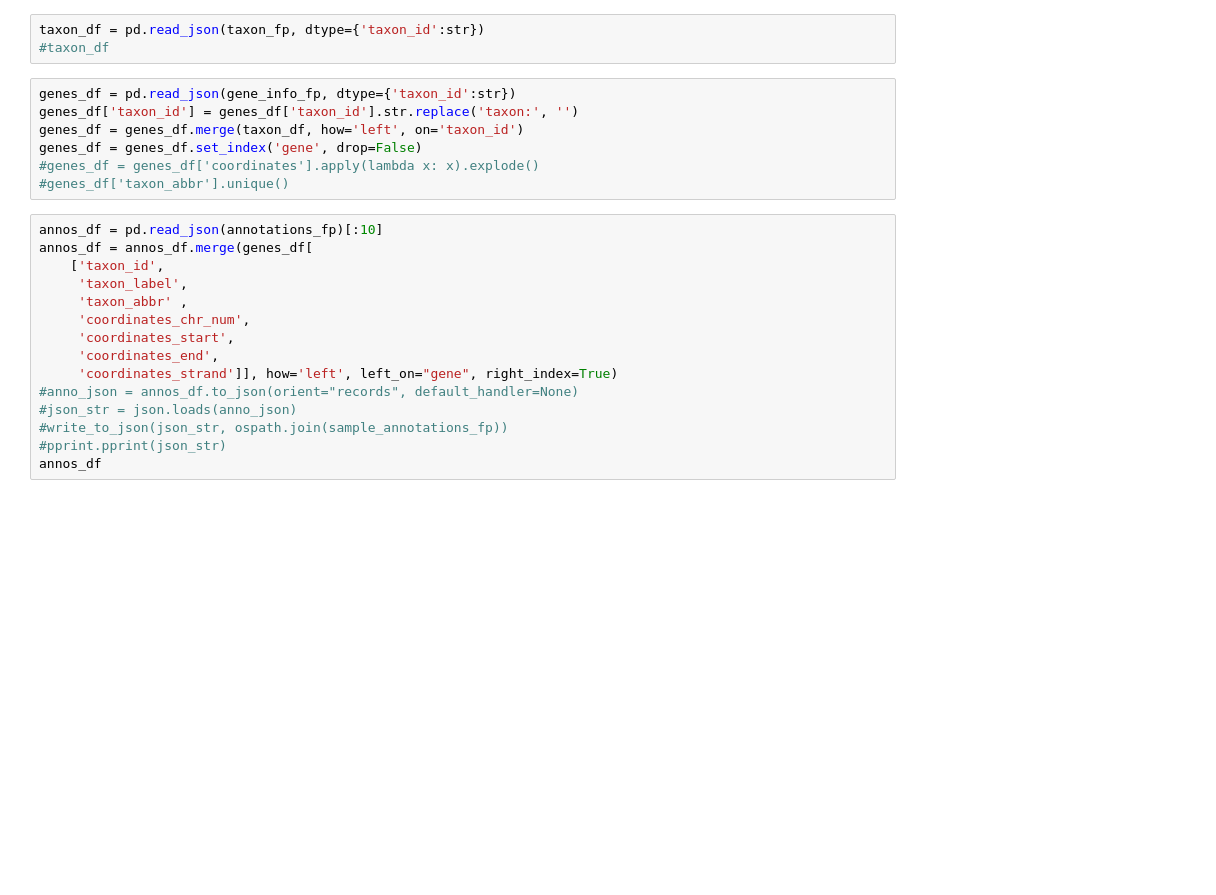
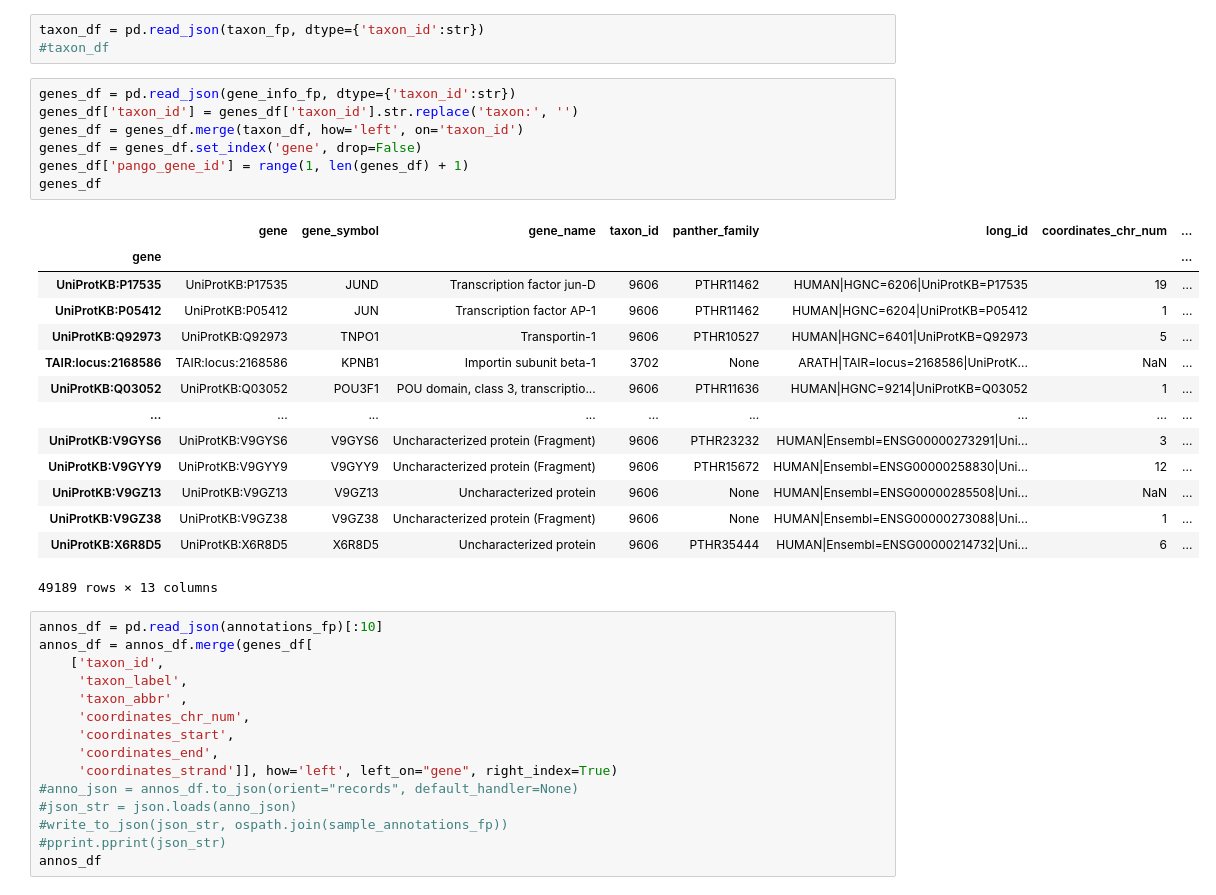
Before and after one commit to pantherdb/pango, a Jupyter notebook: loader/playground.ipynb, the cells around one changed output. Saved outputs shown, nothing was run; the diff lists cells and outputs as text; blank space fills up the shorter version.

```diff
--- a/loader/playground.ipynb
+++ b/loader/playground.ipynb
@@ -143,10 +145,25 @@ taxon_df = pd.read_json(taxon_fp, dtype={'taxon_id':str})
 # %%
 genes_df = pd.read_json(gene_info_fp, dtype={'taxon_id':str})
 genes_df['taxon_id'] = genes_df['taxon_id'].str.replace('taxon:', '')
 genes_df = genes_df.merge(taxon_df, how='left', on='taxon_id')
 genes_df = genes_df.set_index('gene', drop=False)
-#genes_df = genes_df['coordinates'].apply(lambda x: x).explode()
-#genes_df['taxon_abbr'].unique()
+genes_df['pango_gene_id'] = range(1, len(genes_df) + 1)
+genes_df
+# %% [output]
+|  | gene | gene_symbol | gene_name | taxon_id | panther_family | long_id | coordinates_chr_num | ... |
+| gene |  |  |  |  |  |  |  | ... |
+| UniProtKB:P17535 | UniProtKB:P17535 | JUND | Transcription factor jun-D | 9606 | PTHR11462 | HUMAN|HGNC=6206|UniProtKB=P17535 | 19 | ... |
+| UniProtKB:P05412 | UniProtKB:P05412 | JUN | Transcription factor AP-1 | 9606 | PTHR11462 | HUMAN|HGNC=6204|UniProtKB=P05412 | 1 | ... |
+| UniProtKB:Q92973 | UniProtKB:Q92973 | TNPO1 | Transportin-1 | 9606 | PTHR10527 | HUMAN|HGNC=6401|UniProtKB=Q92973 | 5 | ... |
+| TAIR:locus:2168586 | TAIR:locus:2168586 | KPNB1 | Importin subunit beta-1 | 3702 | None | ARATH|TAIR=locus=2168586|UniProtK... | NaN | ... |
+| UniProtKB:Q03052 | UniProtKB:Q03052 | POU3F1 | POU domain, class 3, transcriptio... | 9606 | PTHR11636 | HUMAN|HGNC=9214|UniProtKB=Q03052 | 1 | ... |
+| ... | ... | ... | ... | ... | ... | ... | ... | ... |
+| UniProtKB:V9GYS6 | UniProtKB:V9GYS6 | V9GYS6 | Uncharacterized protein (Fragment) | 9606 | PTHR23232 | HUMAN|Ensembl=ENSG00000273291|Uni... | 3 | ... |
+| UniProtKB:V9GYY9 | UniProtKB:V9GYY9 | V9GYY9 | Uncharacterized protein (Fragment) | 9606 | PTHR15672 | HUMAN|Ensembl=ENSG00000258830|Uni... | 12 | ... |
+| UniProtKB:V9GZ13 | UniProtKB:V9GZ13 | V9GZ13 | Uncharacterized protein | 9606 | None | HUMAN|Ensembl=ENSG00000285508|Uni... | NaN | ... |
+| UniProtKB:V9GZ38 | UniProtKB:V9GZ38 | V9GZ38 | Uncharacterized protein (Fragment) | 9606 | None | HUMAN|Ensembl=ENSG00000273088|Uni... | 1 | ... |
+| UniProtKB:X6R8D5 | UniProtKB:X6R8D5 | X6R8D5 | Uncharacterized protein | 9606 | PTHR35444 | HUMAN|Ensembl=ENSG00000214732|Uni... | 6 | ... |
+49189 rows × 13 columns
 # %%
 annos_df = pd.read_json(annotations_fp)[:10]
 annos_df = annos_df.merge(genes_df[
```
Also changed, not shown: parts of 8 cells of this notebook, 14 other files.
